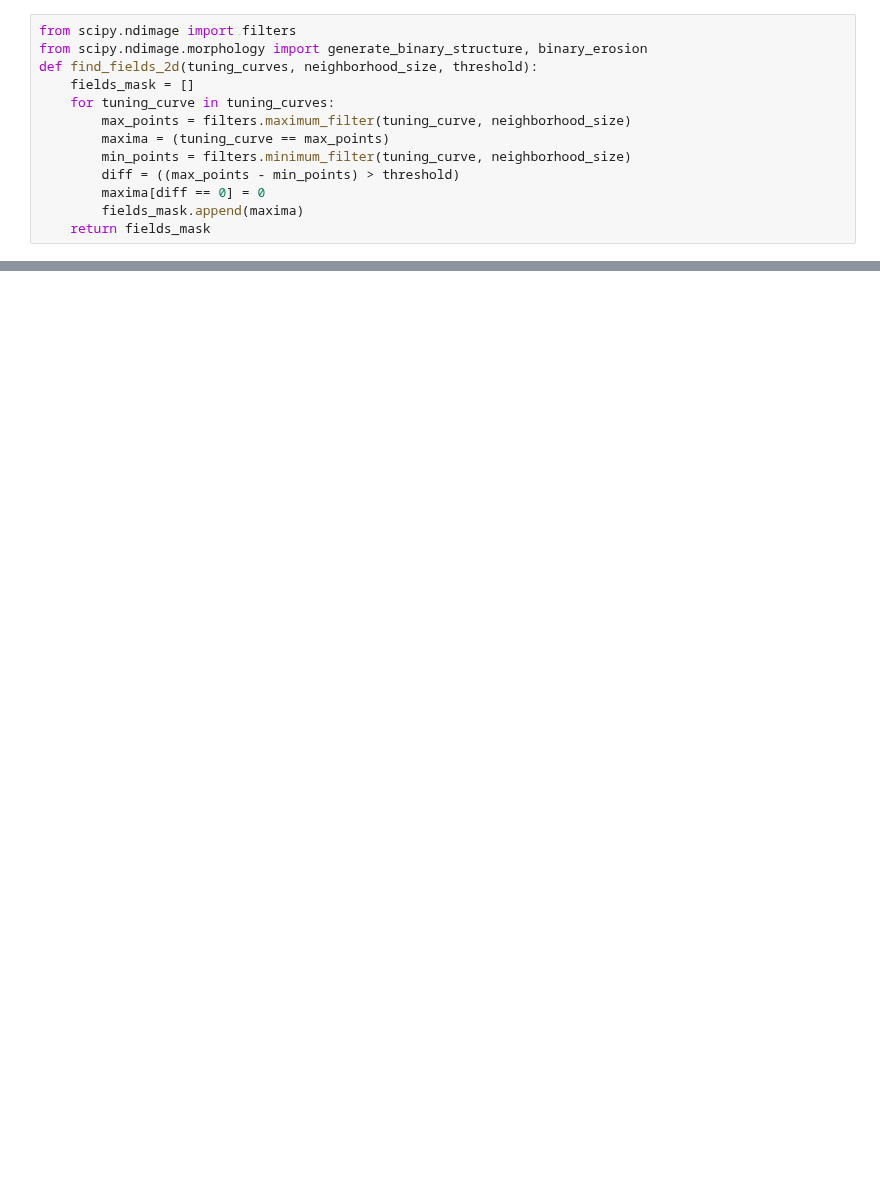
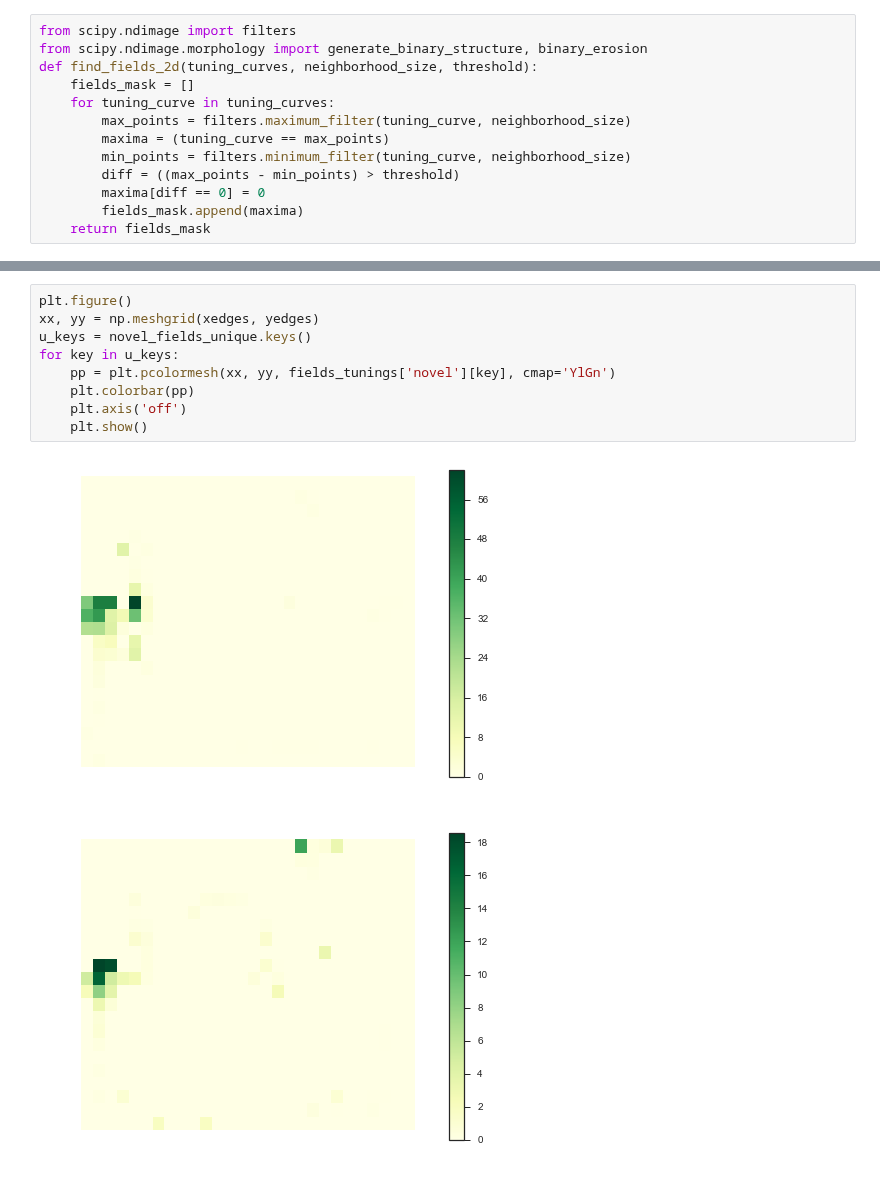
Before and after one commit to vandermeerlab/emi_shortcut, a Jupyter notebook: co_occur.ipynb, the cells around one changed output, grey strips where cells are left out. Drawn from its saved outputs; the diff is of its cells as text; blank space fills up the shorter version.

```diff
--- a/co_occur.ipynb
+++ b/co_occur.ipynb
@@ -223,0 +243,12 @@ fields_mask[9]
+# %%
+plt.figure()
+xx, yy = np.meshgrid(xedges, yedges)
+u_keys = novel_fields_unique.keys()
+for key in u_keys:
+    pp = plt.pcolormesh(xx, yy, fields_tunings['novel'][key], cmap='YlGn')
+    plt.colorbar(pp)
+    plt.axis('off')
+    plt.show()
+# %% [output]
+[figure, added]
+[figure, added]
```
Also changed, not shown: parts of 16 cells of this notebook, 3 other files.
